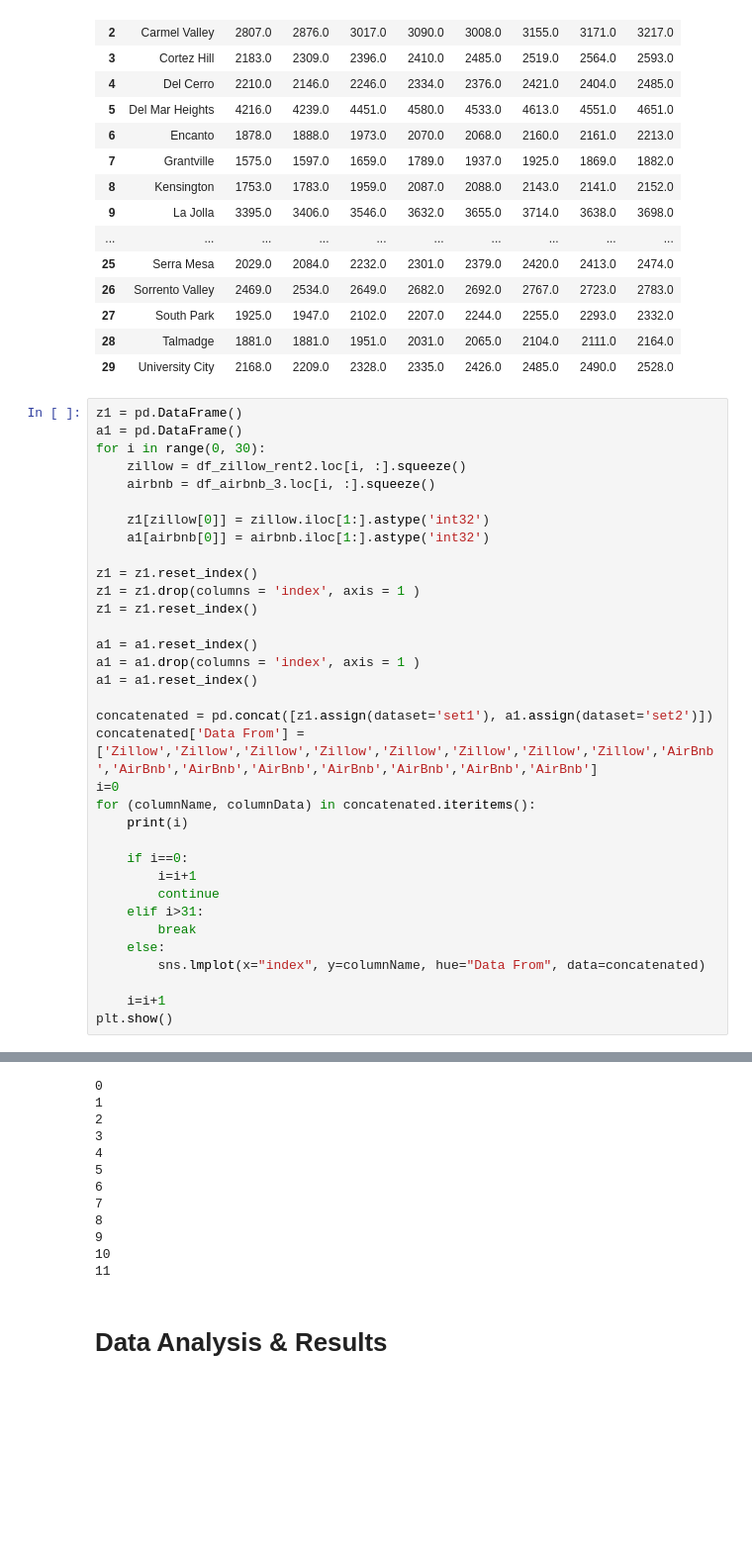
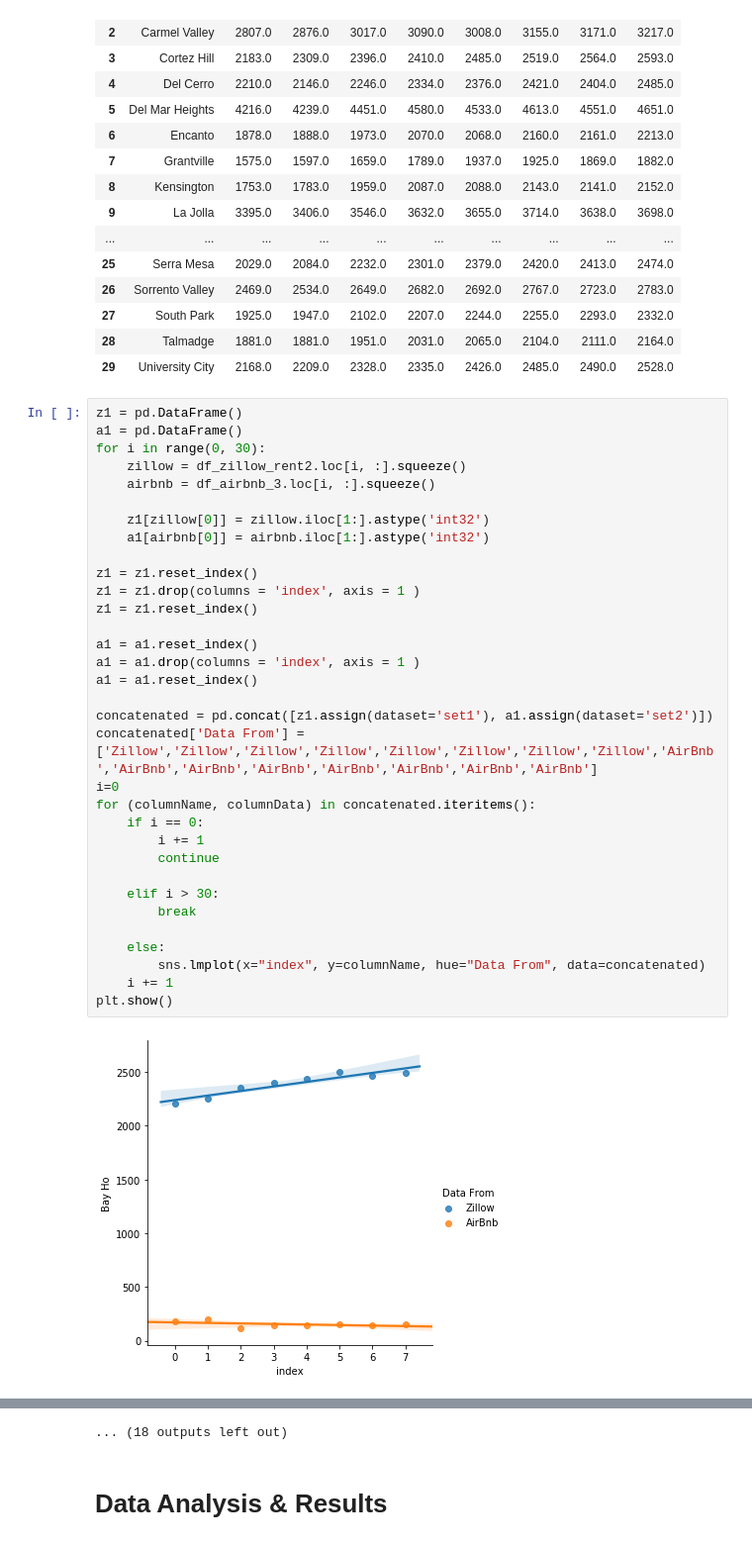
Before and after one commit to aaronaher619/COGS-108-Final-Project, a Jupyter notebook: PUSH.ipynb, the cells around one changed output, grey strips where cells are left out. Shown at 99% size. Drawn from its saved outputs; the diff is of its cells as text; blank space fills up the shorter version.

```diff
--- a/PUSH.ipynb
+++ b/PUSH.ipynb
@@ -509,35 +509,35 @@ df_zillow_rent2
 # %%
 z1 = pd.DataFrame()
 a1 = pd.DataFrame()
 for i in range(0, 30):
     zillow = df_zillow_rent2.loc[i, :].squeeze()
     airbnb = df_airbnb_3.loc[i, :].squeeze()
 
     z1[zillow[0]] = zillow.iloc[1:].astype('int32')
     a1[airbnb[0]] = airbnb.iloc[1:].astype('int32')
 
 z1 = z1.reset_index()
 z1 = z1.drop(columns = 'index', axis = 1 )
 z1 = z1.reset_index()
 
 a1 = a1.reset_index()
 a1 = a1.drop(columns = 'index', axis = 1 )
 a1 = a1.reset_index()
 
 concatenated = pd.concat([z1.assign(dataset='set1'), a1.assign(dataset='set2')])
 concatenated['Data From'] = ['Zillow','Zillow','Zillow','Zillow','Zillow','Zillow','Zillow','Zillow','AirBnb','AirBnb','AirBnb','AirBnb','AirBnb','AirBnb','AirBnb','AirBnb']
 i=0
 for (columnName, columnData) in concatenated.iteritems():
-    print(i)
+    if i == 0:
+        i += 1
+        continue
 
-    if i==0:
-        i=i+1
-        continue
-    elif i>31:
+    elif i > 30:
         break
+
     else:
         sns.lmplot(x="index", y=columnName, hue="Data From", data=concatenated)
-
-    i=i+1
+    i += 1
 plt.show()
 # %% [output]
+[figure, added]
@@ -544,15 +555,4 @@ plt.show()
-0
-1
-2
-3
-4
-5
-6
-7
-8
-9
-10
-11
+... (18 outputs left out)
 # %% [markdown]
 # Data Analysis & Results
 # %%
```
Also changed, not shown: parts of 2 cells of this notebook.
